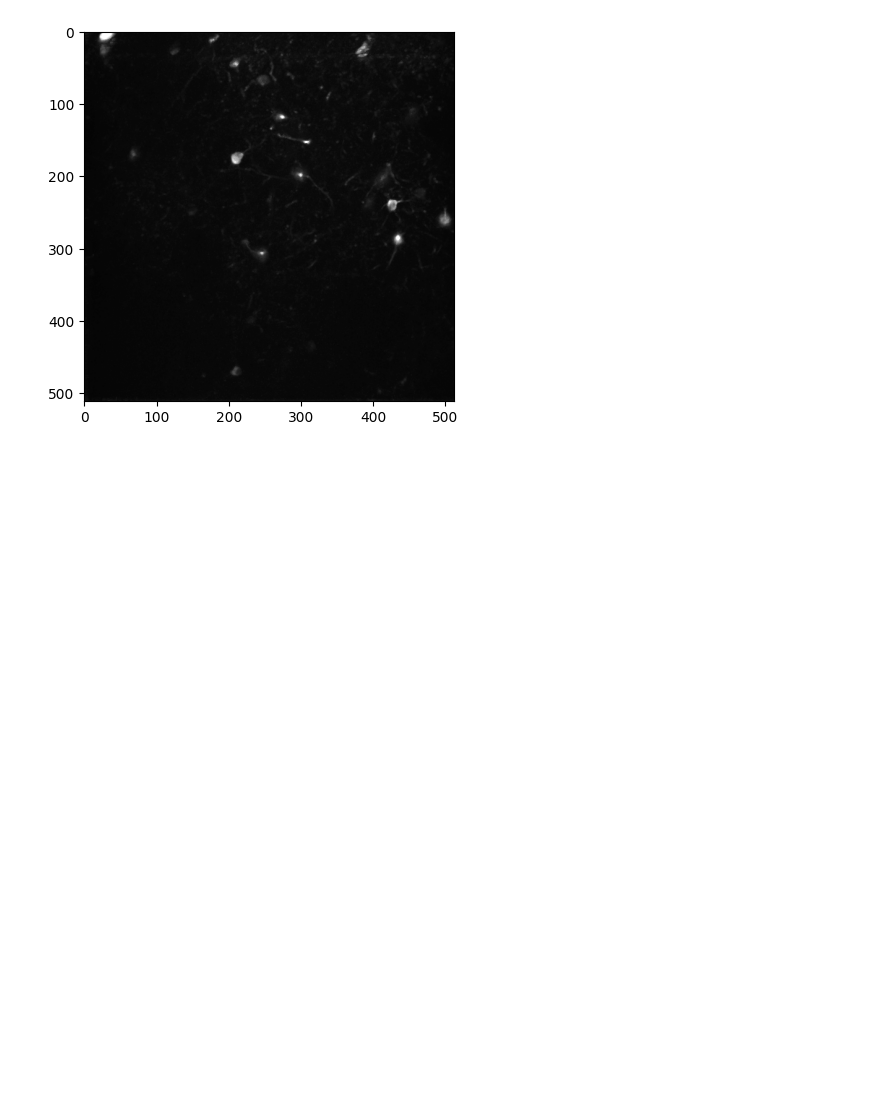
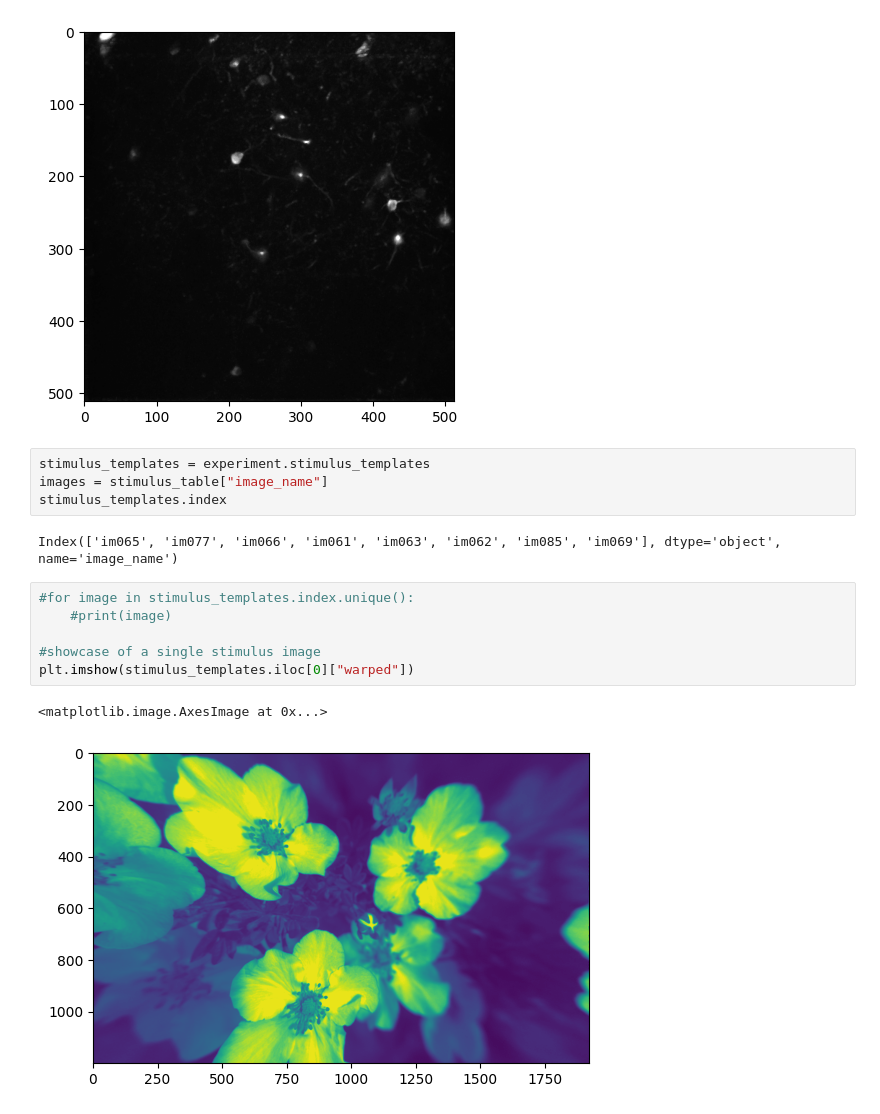
Before and after one commit to schewskone/allen-exporter, a Jupyter notebook: allensdk_test.ipynb, the cells around one changed output. Drawn from its saved outputs; the diff is of its cells as text; blank space fills up the shorter version.

```diff
--- a/allensdk_test.ipynb
+++ b/allensdk_test.ipynb
@@ -152,3 +154,18 @@ plt.show()
 # %% [output]
 <matplotlib.image.AxesImage at 0x...>
 [figure]
+# %%
+stimulus_templates = experiment.stimulus_templates
+images = stimulus_table["image_name"]
+stimulus_templates.index
+# %% [output]
+Index(['im065', 'im077', 'im066', 'im061', 'im063', 'im062', 'im085', 'im069'], dtype='object', name='image_name')
+# %%
+#for image in stimulus_templates.index.unique():
+    #print(image)
+
+#showcase of a single stimulus image
+plt.imshow(stimulus_templates.iloc[0]["warped"])
+# %% [output]
+<matplotlib.image.AxesImage at 0x...>
+[figure, added]
```
Also changed, not shown: parts of 8 cells of this notebook, 1 other file.
